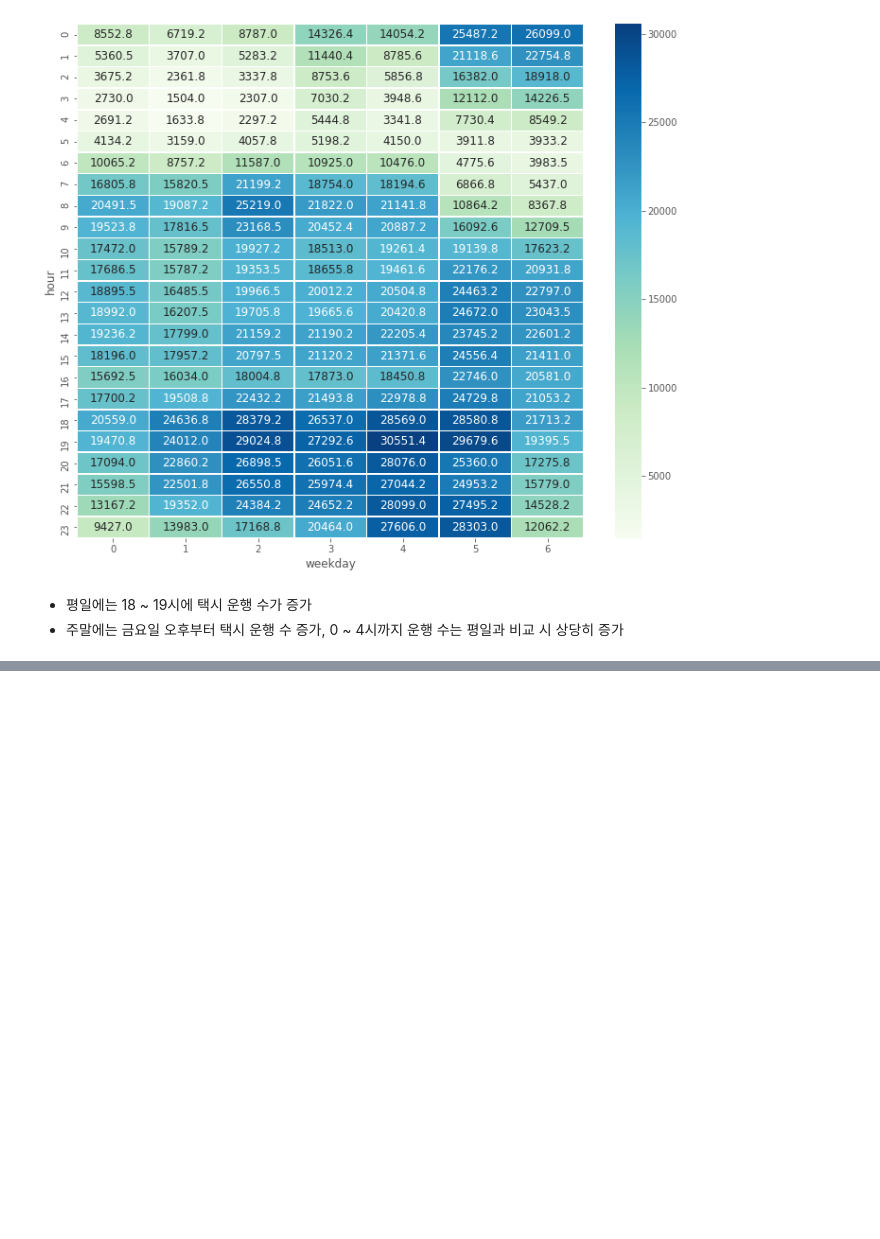
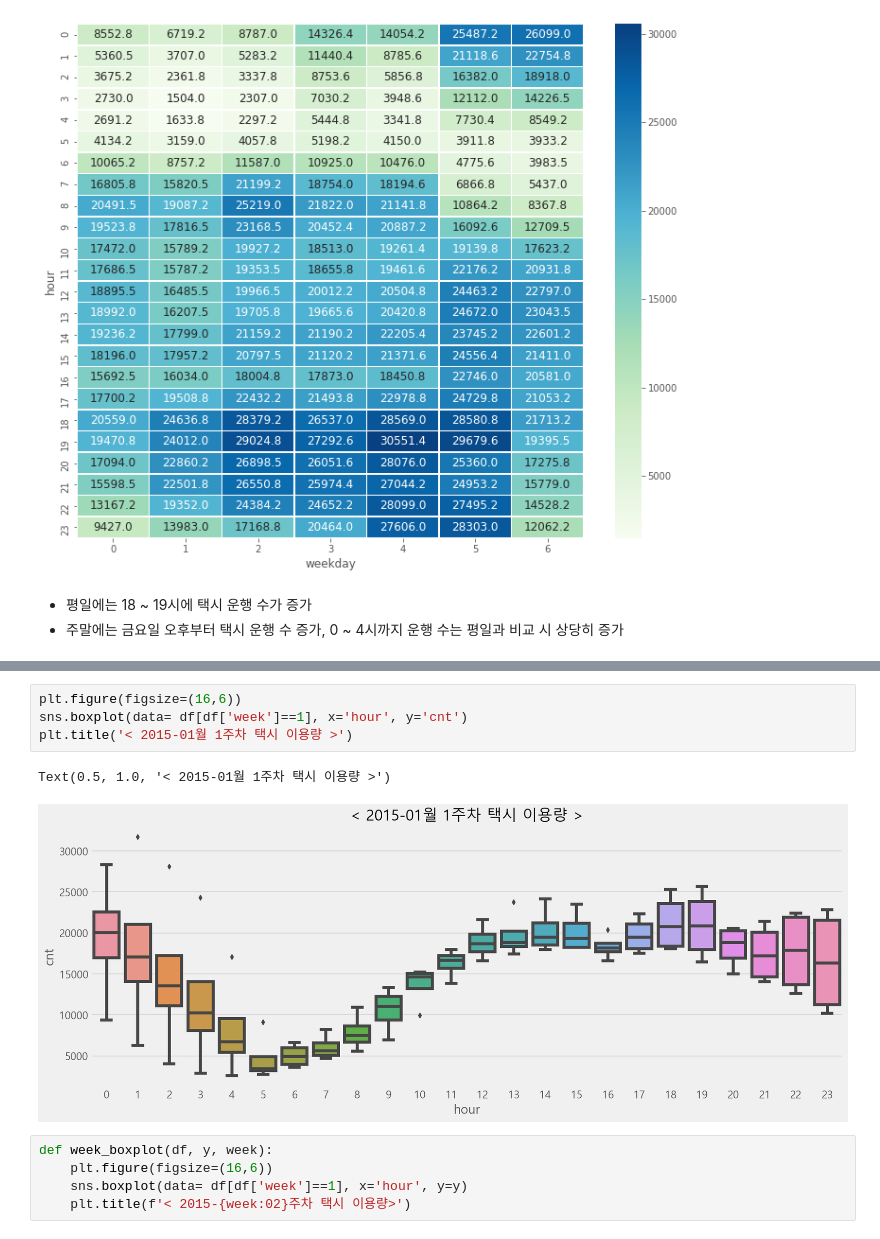
Before and after one commit to jeonprize/New_york_demand_forecasting, a Jupyter notebook: EDA.ipynb, the cells around one changed output, grey strips where cells are left out. Cells and saved outputs as stored; diff of their text form; blank space fills up the shorter version.

```diff
--- a/EDA.ipynb
+++ b/EDA.ipynb
@@ -173,0 +209,12 @@ sns.heatmap(df.groupby(['hour','weekday'])['cnt'].mean().unstack(),
+# %%
+plt.figure(figsize=(16,6))
+sns.boxplot(data= df[df['week']==1], x='hour', y='cnt')
+plt.title('< 2015-01월 1주차 택시 이용량 >')
+# %% [output]
+Text(0.5, 1.0, '< 2015-01월 1주차 택시 이용량 >')
+[figure, added]
+# %%
+def week_boxplot(df, y, week):
+    plt.figure(figsize=(16,6))
+    sns.boxplot(data= df[df['week']==1], x='hour', y=y)
+    plt.title(f'< 2015-{week:02}주차 택시 이용량>')
```
Also changed, not shown: parts of 24 cells of this notebook.
